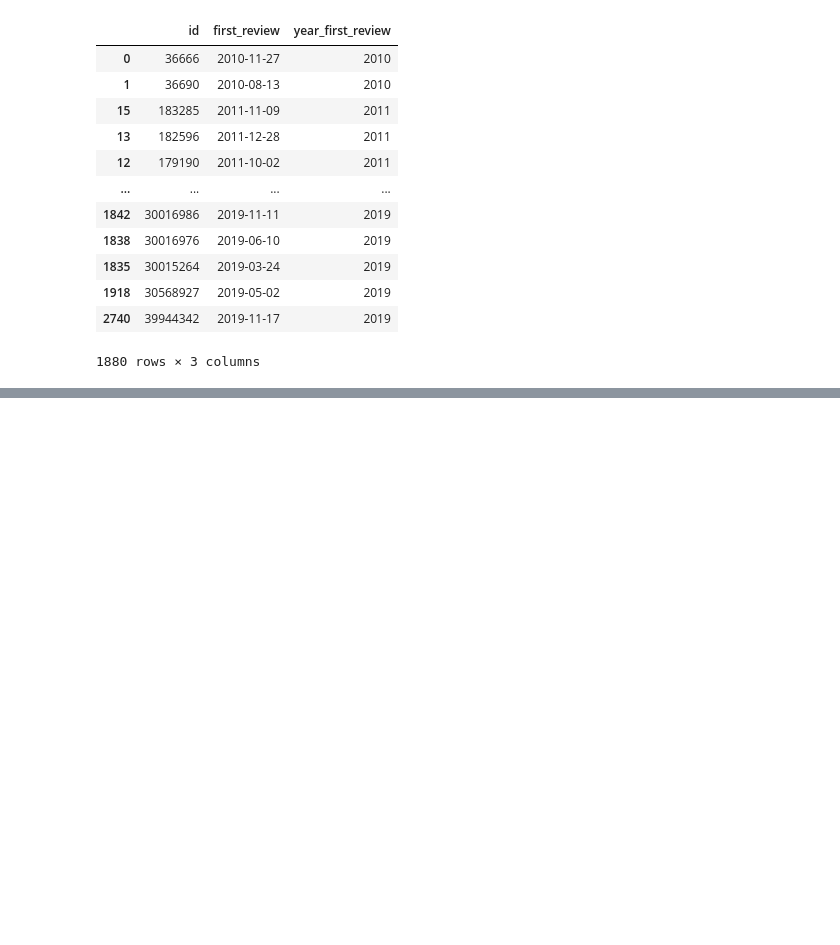
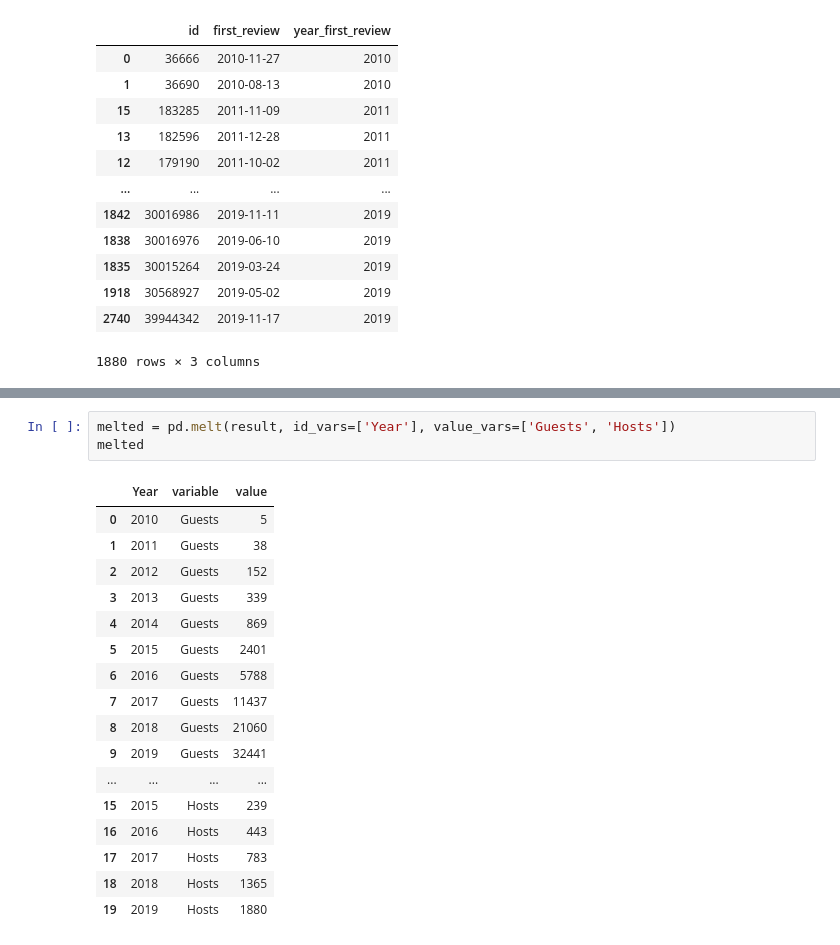
Before and after one commit to hirurana/COMP0031, a Jupyter notebook: Scripts/plot_hosts_vs_guests.ipynb, the cells around one changed output, grey strips where cells are left out. Saved outputs shown, nothing was run; the diff lists cells and outputs as text; blank space fills up the shorter version.

```diff
--- a/Scripts/plot_hosts_vs_guests.ipynb
+++ b/Scripts/plot_hosts_vs_guests.ipynb
@@ -139,0 +144,21 @@ sns.barplot(x, y)
+# %%
+melted = pd.melt(result, id_vars=['Year'], value_vars=['Guests', 'Hosts'])
+melted
+# %% [output]
+|  | Year | variable | value |
+| 0 | 2010 | Guests | 5 |
+| 1 | 2011 | Guests | 38 |
+| 2 | 2012 | Guests | 152 |
+| 3 | 2013 | Guests | 339 |
+| 4 | 2014 | Guests | 869 |
+| 5 | 2015 | Guests | 2401 |
+| 6 | 2016 | Guests | 5788 |
+| 7 | 2017 | Guests | 11437 |
+| 8 | 2018 | Guests | 21060 |
+| 9 | 2019 | Guests | 32441 |
+| ... | ... | ... | ... |
+| 15 | 2015 | Hosts | 239 |
+| 16 | 2016 | Hosts | 443 |
+| 17 | 2017 | Hosts | 783 |
+| 18 | 2018 | Hosts | 1365 |
+| 19 | 2019 | Hosts | 1880 |
```
Also changed, not shown: parts of 9 cells of this notebook.
